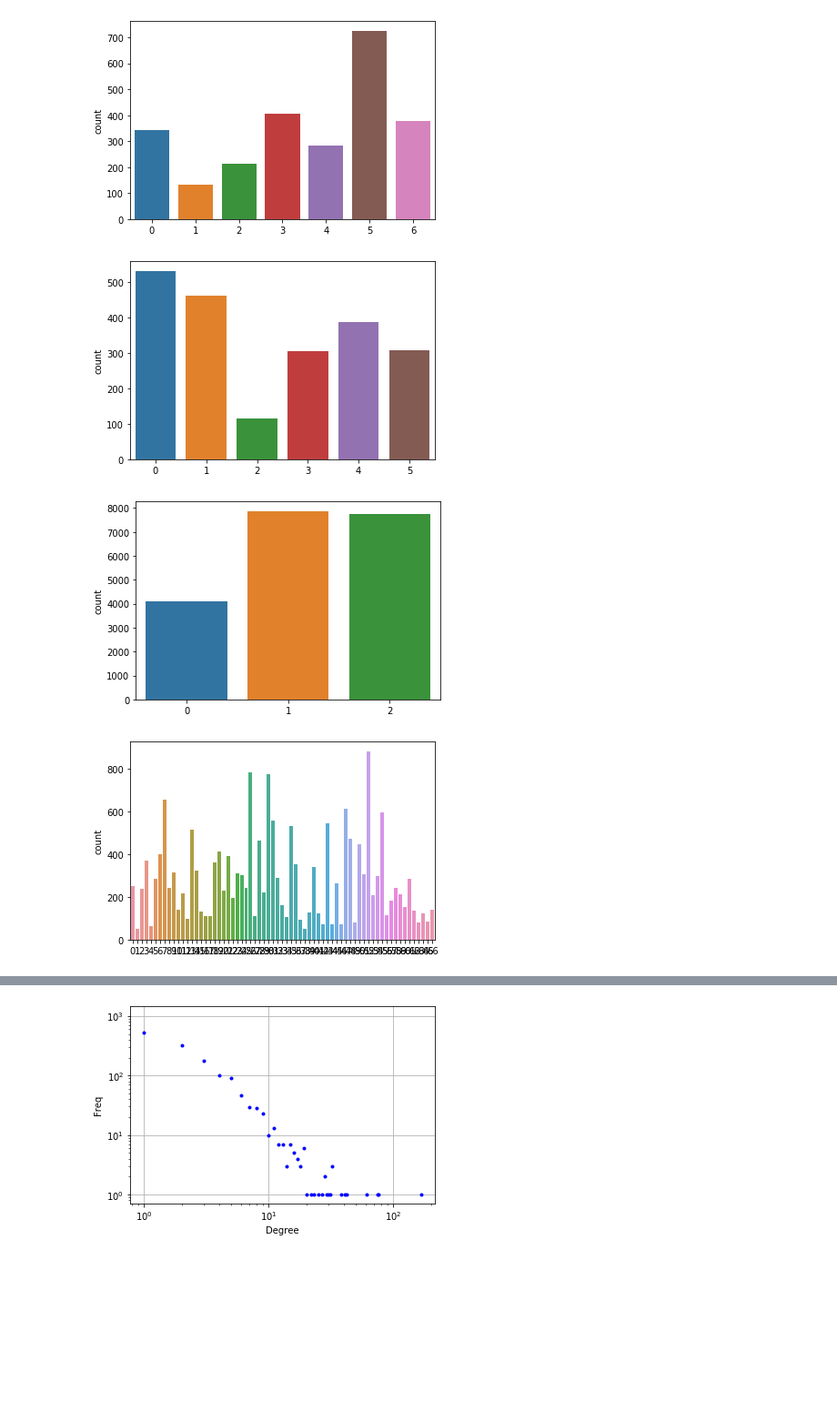
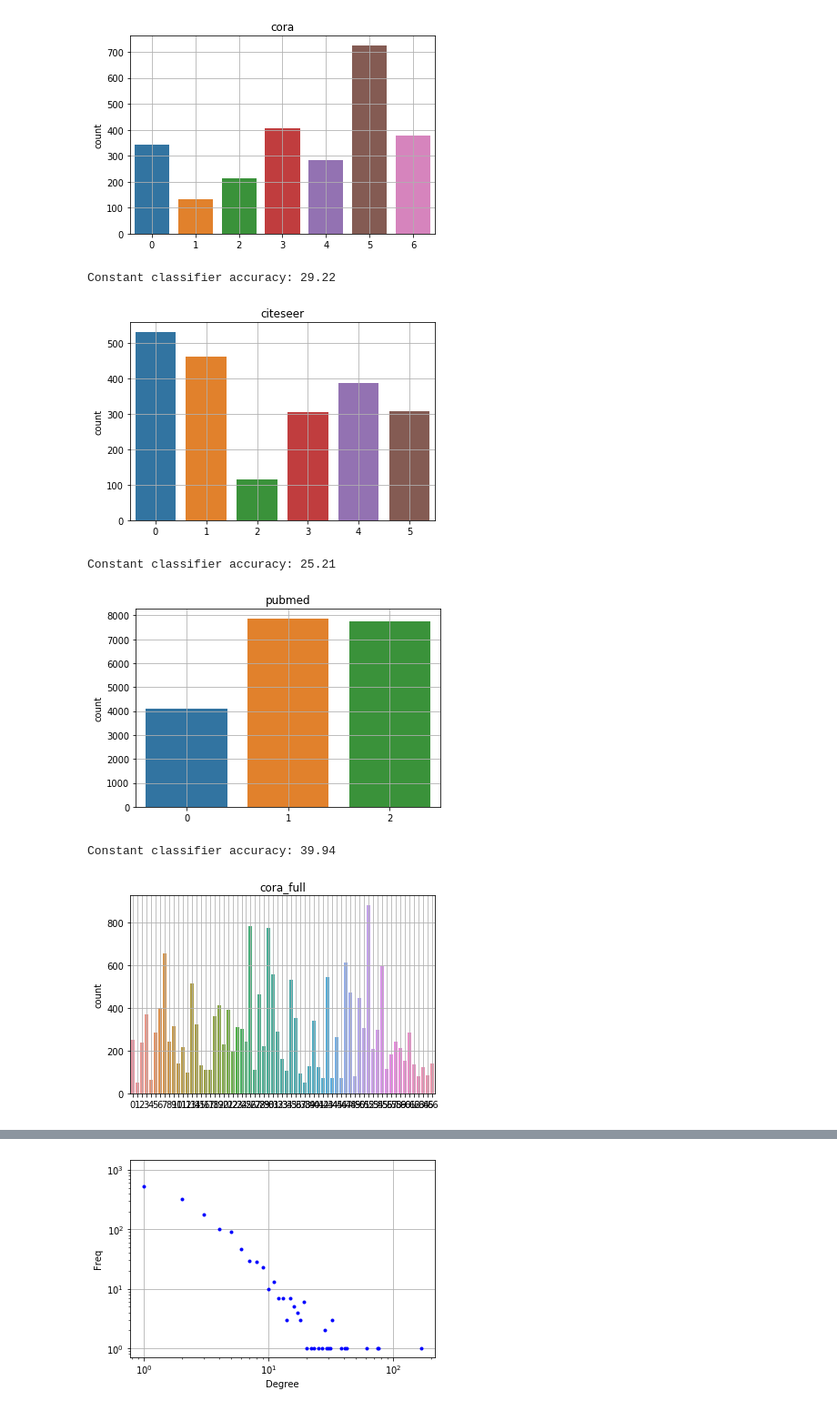
Before and after one commit to sqrhussain/structure-in-gnn, a Jupyter notebook: notebooks/datasets_statistics.ipynb, the cells around one changed output, grey strips where cells are left out. Shown at 91% size. Drawn from its saved outputs; the diff is of its cells as text; code cells hidden in the pictures; blank space fills up the shorter version.

Commit message:
cleaned + hyperparam search for twitter and webkb

```diff
--- a/notebooks/datasets_statistics.ipynb
+++ b/notebooks/datasets_statistics.ipynb
@@ -10,4 +10,7 @@ sys.path.insert(0,'..')
 from src.data.data_loader import GraphDataset
 # %%
 datasets = 'cora citeseer pubmed cora_full'.split()
+# datasets += 'cornell texas washington wisconsin'.split()
+datasets.append('webkb')
+datasets.append('twitter')
 # %%
@@ -33,14 +40,24 @@ CORA-Full & 67 & 8710 & 18703 & 64259 & 0.0716 & 0.0002 \\
 # %%
 for dataset_name in datasets:
     dataset = GraphDataset(f'../data/tmp/{dataset_name}_directed', dataset_name,
                        f'../data/graphs/processed/{dataset_name}/{dataset_name}.cites',
                        f'../data/graphs/processed/{dataset_name}/{dataset_name}.content',
                        directed=True, reverse=False)[0]
     plt.figure()
-    sns.countplot([int(x) for x in dataset.y.numpy()])
+    labels = [int(x) for x in dataset.y.numpy()]
+    sns.countplot(labels)
+    plt.title(dataset_name)
+    plt.grid()
     plt.show()
+
+    bincount = np.bincount(np.array(labels))
+
+    print(f'Constant classifier accuracy: {100*bincount.max()/bincount.sum():.2f}')
 # %% [output]
-[figure, old version]
+[figure, new version]
+Constant classifier accuracy: 29.22
-[figure, old version]
+[figure, new version]
+Constant classifier accuracy: 25.21
-[figure, old version]
+[figure, new version]
+Constant classifier accuracy: 39.94
-[figure, old version]
+[figure, new version]
```
Also changed, not shown: parts of 6 cells of this notebook, 11 other files.
